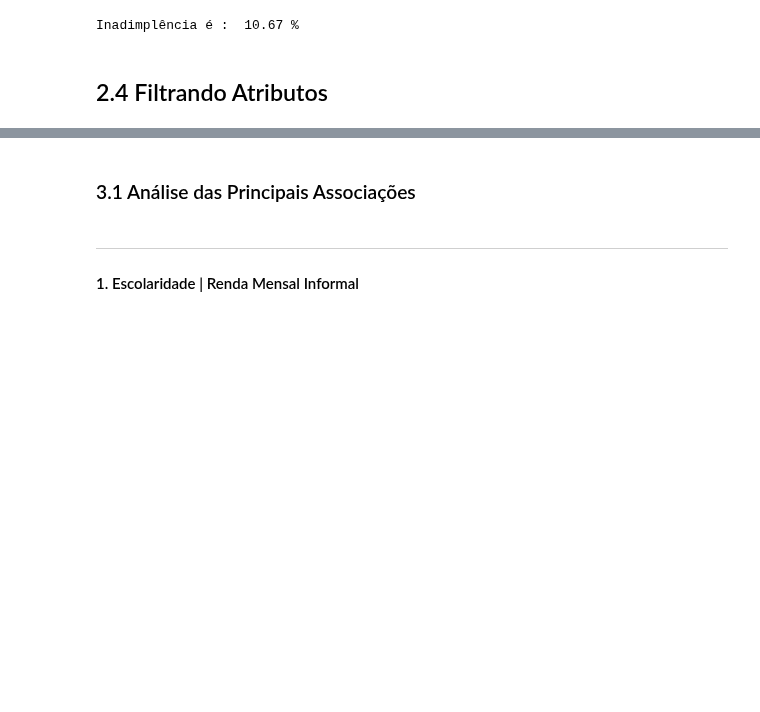
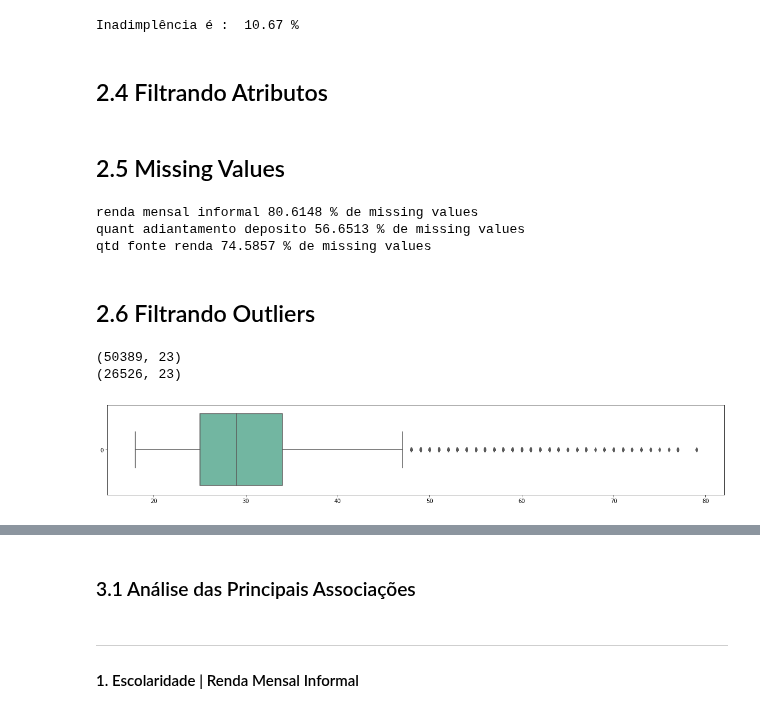
Before and after one commit to jvitorcosta/loan-EDA-python, a Jupyter notebook: loan_case.ipynb, the cells around one changed output, grey strips where cells are left out. Saved outputs shown, nothing was run; the diff lists cells and outputs as text; code cells hidden in the pictures; blank space fills up the shorter version.

```diff
--- a/loan_case.ipynb
+++ b/loan_case.ipynb
@@ -787,3 +799,28 @@ for c in dataset.columns[dataset.dtypes == object]:
     dataset[c] = dataset[c].astype('category')
 for c in dataset.columns[dataset.dtypes == 'category']:
     dataset[c] = dataset[c].cat.codes
+# %% [markdown]
+## 2.5 Missing Values
+# %%
+missing_colunas = [features for features in dataset.columns if dataset[features].isnull().sum()>1]
+for feature in missing_colunas:
+    print(feature, np.round(dataset[feature].isnull().mean()*100,4), '% de missing values')
+# %% [output]
+renda mensal informal 80.6148 % de missing values
+quant adiantamento deposito 56.6513 % de missing values
+qtd fonte renda 74.5857 % de missing values
+# %% [markdown]
+## 2.6 Filtrando Outliers
+# %%
+#feature_with_outliers = ['idade', 'valor emprestimo', 'multa', 'juros', 'valor emprestimo atualizado']
+feature_with_outliers = ['valor emprestimo']
+print(dataset.shape)
+
+#dataset = remover_outlier_percentil(dataset, feature)
+
+for feature in feature_with_outliers:
+    dataset = remover_outlier_percentil(dataset, feature)
+    print(dataset.shape)
+# %% [output]
+(50389, 23)
+(26526, 23)
@@ -789,0 +829,5 @@ for c in dataset.columns[dataset.dtypes == 'category']:
+# %%
+plt.figure(figsize=(20,3))
+ax = sns.boxplot(data=dataset["idade"], orient="h", palette="Set2")
+# %% [output]
+[figure, added]
```
Also changed, not shown: parts of 55 cells of this notebook.
